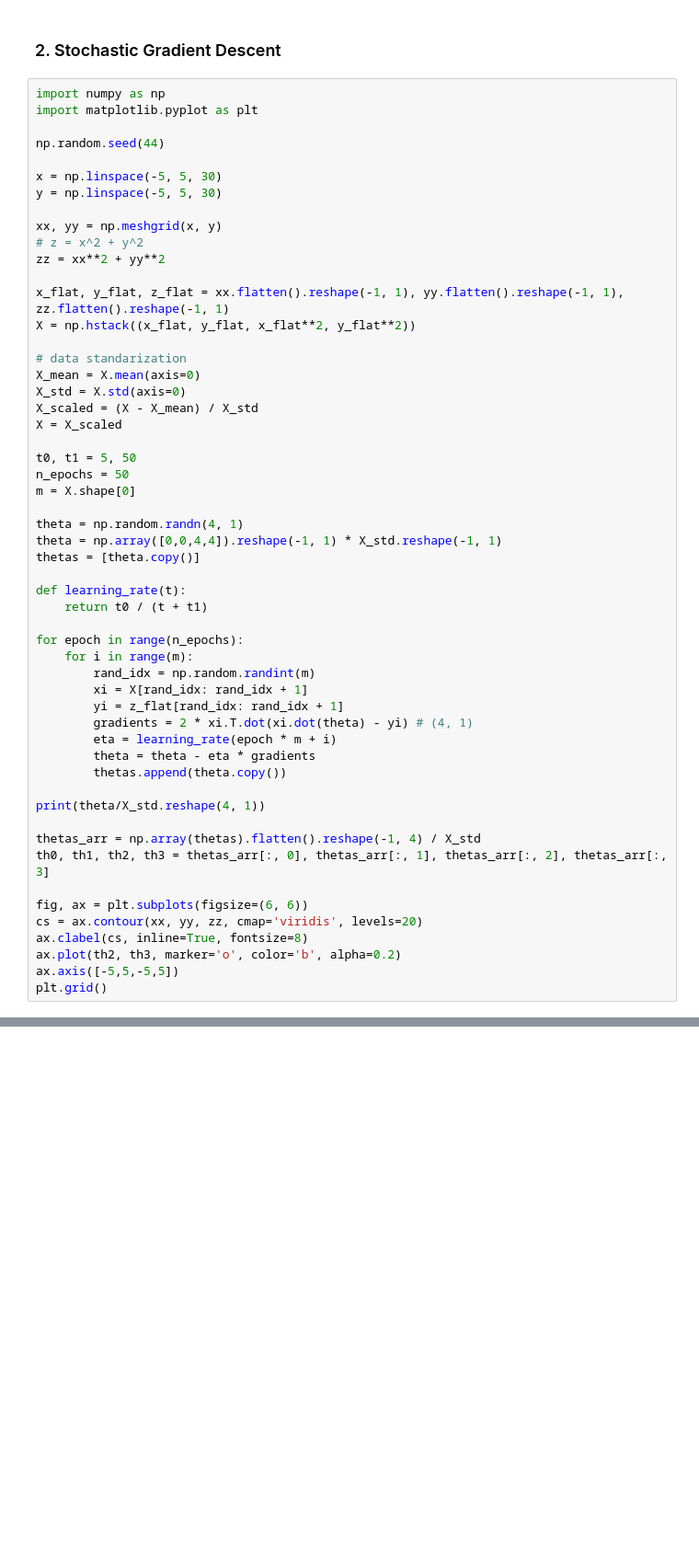
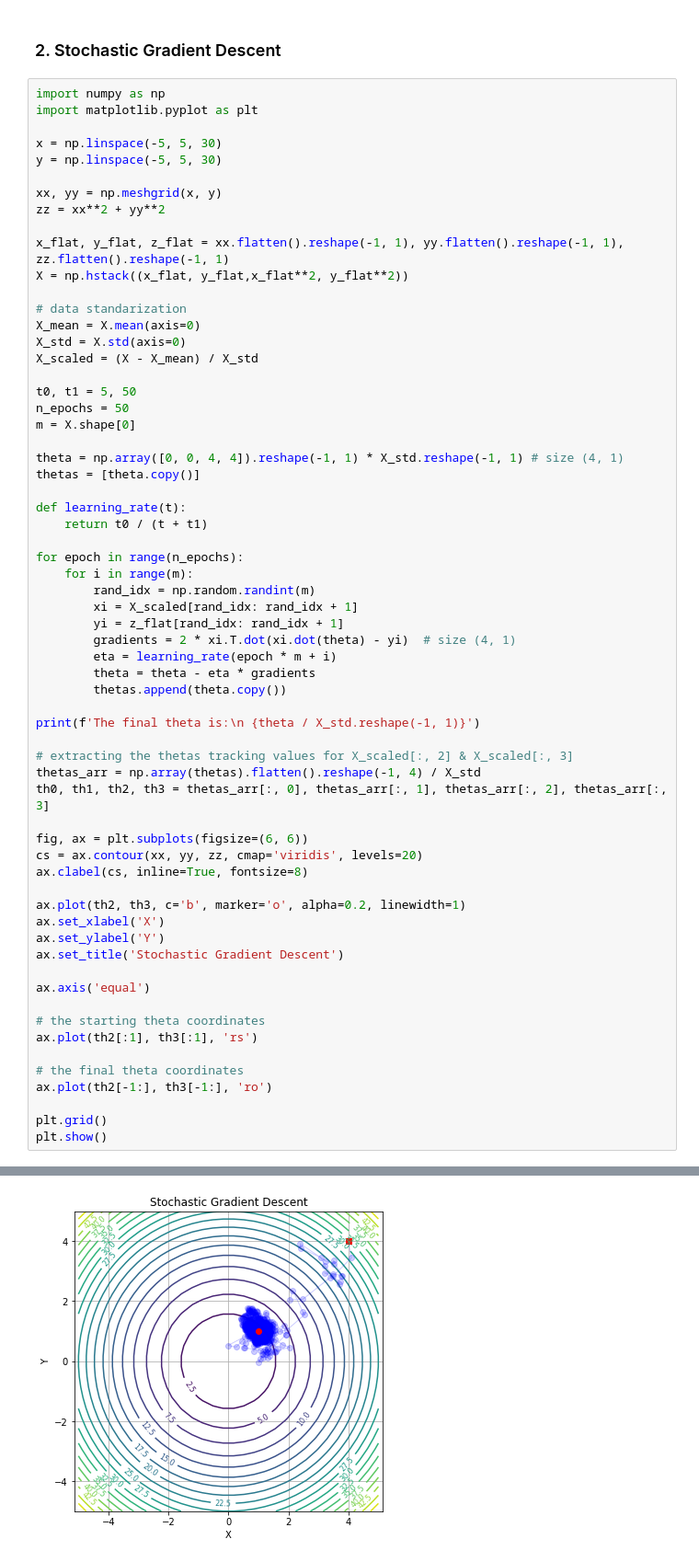
Before and after one commit to getpeped/ML, a Jupyter notebook: Gradient/gradients.ipynb, the cells around one changed output, grey strips where cells are left out. Shown at 92% size. Cells and saved outputs as stored; diff of their text form; blank space fills up the shorter version.

```diff
--- a/Gradient/gradients.ipynb
+++ b/Gradient/gradients.ipynb
@@ -51,31 +53,26 @@ if __name__ == '__main__':
 # %%
 import numpy as np
 import matplotlib.pyplot as plt
-
-np.random.seed(44)
 
 x = np.linspace(-5, 5, 30)
 y = np.linspace(-5, 5, 30)
 
 xx, yy = np.meshgrid(x, y)
-# z = x^2 + y^2
 zz = xx**2 + yy**2
 
 x_flat, y_flat, z_flat = xx.flatten().reshape(-1, 1), yy.flatten().reshape(-1, 1), zz.flatten().reshape(-1, 1)
-X = np.hstack((x_flat, y_flat, x_flat**2, y_flat**2))
+X = np.hstack((x_flat, y_flat,x_flat**2, y_flat**2))
 
 # data standarization
 X_mean = X.mean(axis=0)
 X_std = X.std(axis=0)
 X_scaled = (X - X_mean) / X_std
-X = X_scaled
 
 t0, t1 = 5, 50
 n_epochs = 50
 m = X.shape[0]
 
-theta = np.random.randn(4, 1)
-theta = np.array([0,0,4,4]).reshape(-1, 1) * X_std.reshape(-1, 1)
+theta = np.array([0, 0, 4, 4]).reshape(-1, 1) * X_std.reshape(-1, 1) # size (4, 1)
 thetas = [theta.copy()]
 
 def learning_rate(t):
@@ -84,21 +81,36 @@ def learning_rate(t):
 for epoch in range(n_epochs):
     for i in range(m):
         rand_idx = np.random.randint(m)
-        xi = X[rand_idx: rand_idx + 1]
+        xi = X_scaled[rand_idx: rand_idx + 1]
         yi = z_flat[rand_idx: rand_idx + 1]
-        gradients = 2 * xi.T.dot(xi.dot(theta) - yi) # (4, 1)
+        gradients = 2 * xi.T.dot(xi.dot(theta) - yi)  # size (4, 1)
         eta = learning_rate(epoch * m + i)
         theta = theta - eta * gradients
         thetas.append(theta.copy())
 
-print(theta/X_std.reshape(4, 1))
+print(f'The final theta is:\n {theta / X_std.reshape(-1, 1)}')
 
+# extracting the thetas tracking values for X_scaled[:, 2] & X_scaled[:, 3]
 thetas_arr = np.array(thetas).flatten().reshape(-1, 4) / X_std
 th0, th1, th2, th3 = thetas_arr[:, 0], thetas_arr[:, 1], thetas_arr[:, 2], thetas_arr[:, 3]
 
 fig, ax = plt.subplots(figsize=(6, 6))
 cs = ax.contour(xx, yy, zz, cmap='viridis', levels=20)
 ax.clabel(cs, inline=True, fontsize=8)
-ax.plot(th2, th3, marker='o', color='b', alpha=0.2)
-ax.axis([-5,5,-5,5])
+
+ax.plot(th2, th3, c='b', marker='o', alpha=0.2, linewidth=1)
+ax.set_xlabel('X')
+ax.set_ylabel('Y')
+ax.set_title('Stochastic Gradient Descent')
+
+ax.axis('equal')
+
+# the starting theta coordinates
+ax.plot(th2[:1], th3[:1], 'rs')
+
+# the final theta coordinates
+ax.plot(th2[-1:], th3[-1:], 'ro')
+
 plt.grid()
+plt.show()
+# %% [output]
@@ -104,0 +122 @@ plt.grid()
+[figure, added]
```
Also changed, not shown: parts of 3 cells of this notebook.
